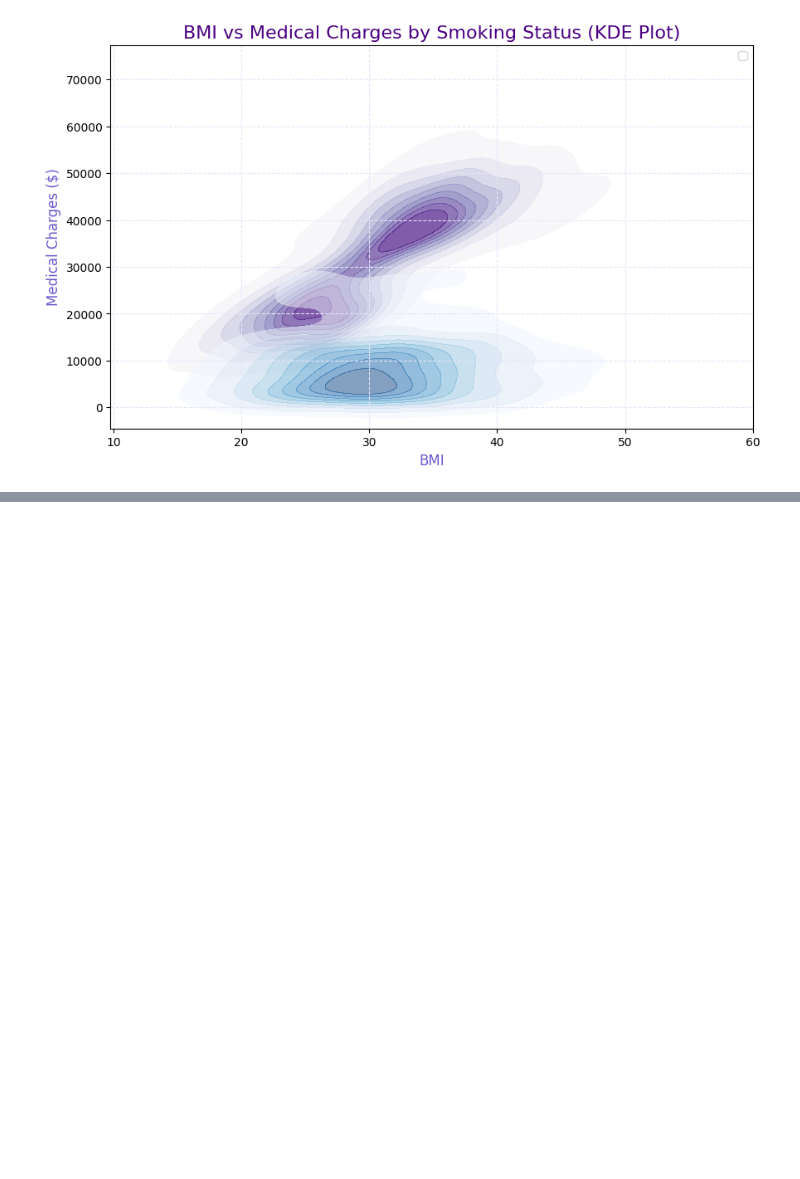
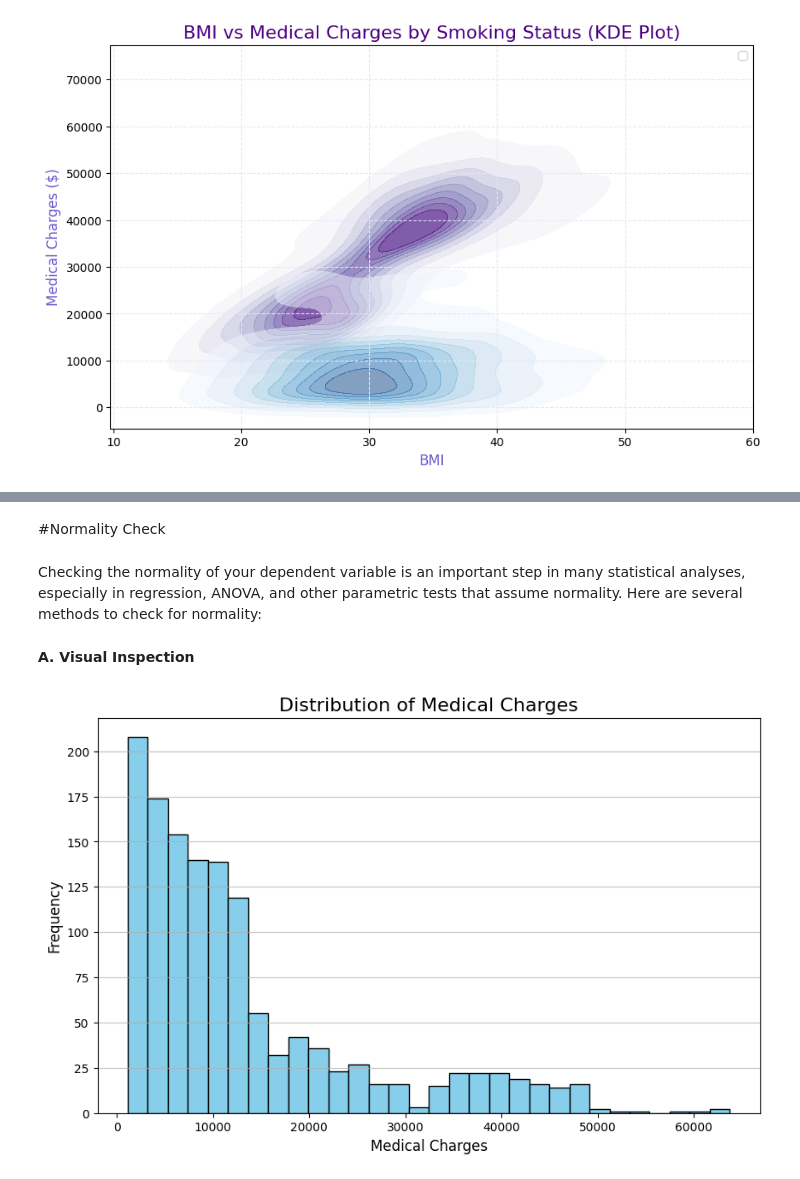
Before and after one commit to ddivebkhan/Medical-Cost-Analysis, a Jupyter notebook: Medical_Cost_Analysis.ipynb, the cells around one changed output, grey strips where cells are left out. Drawn from its saved outputs; the diff is of its cells as text; code cells hidden in the pictures; blank space fills up the shorter version.

```diff
--- a/Medical_Cost_Analysis.ipynb
+++ b/Medical_Cost_Analysis.ipynb
@@ -316,0 +349,18 @@ plt.show()
+# %% [markdown]
+#Normality Check
+# %% [markdown]
+Checking the normality of your dependent variable is an important step in many statistical analyses, especially in regression, ANOVA, and other parametric tests that assume normality. Here are several methods to check for normality:
+# %% [markdown]
+**A. Visual Inspection**
+# %%
+ #Plot a histogram of your dependent variable medial charges
+
+plt.figure(figsize=(10, 6))
+plt.hist(df['charges'], bins=30, color='skyblue', edgecolor='black')
+plt.title('Distribution of Medical Charges', fontsize=16)
+plt.xlabel('Medical Charges', fontsize=12)
+plt.ylabel('Frequency', fontsize=12)
+plt.grid(axis='y', alpha=0.75)
+plt.show()
+# %% [output]
+[figure, added]
```
Also changed, not shown: parts of 18 cells of this notebook.
